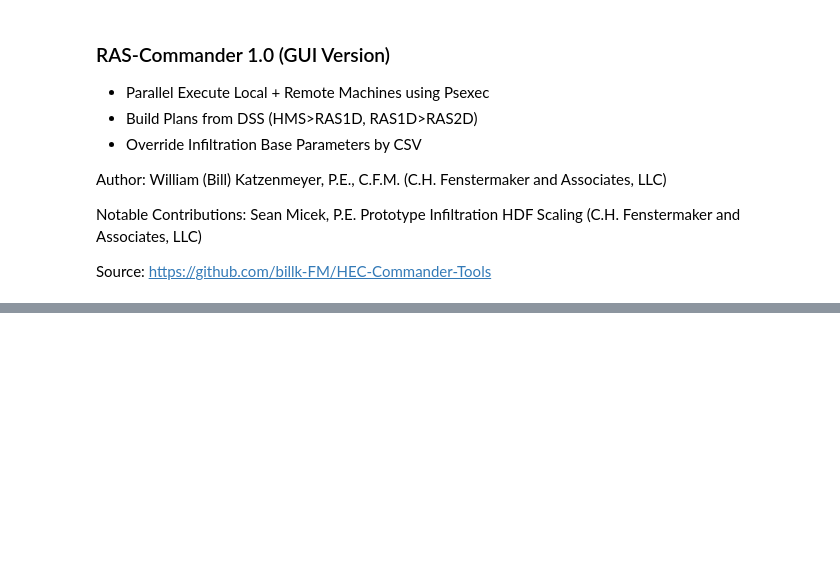
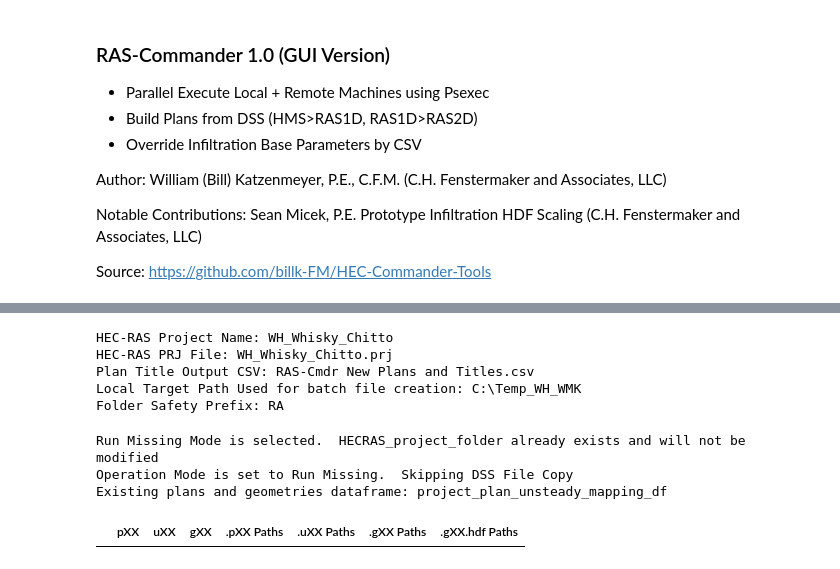
Before and after one commit to billk-FM/HEC-Commander, a Jupyter notebook: RAS-Commander/RAS-Commander _1.0.ipynb, the cells around one changed output, grey strips where cells are left out. Saved outputs shown, nothing was run; the diff lists cells and outputs as text; code cells hidden in the pictures; blank space fills up the shorter version.

```diff
--- a/RAS-Commander/RAS-Commander _1.0.ipynb
+++ b/RAS-Commander/RAS-Commander _1.0.ipynb
@@ -1266,7 +1290,8 @@ def get_Folder_Safety_Prefix(folder_path, prefix_length):
     return folder_name[:prefix_length]
 
 # Derive the HEC-RAS Project Name from the HEC-RAS Folder
-HECRAS_project_name = get_HECRAS_project_name(HECRAS_template_folder)
+folder_to_use = HECRAS_project_folder if Operation_Mode == "Run Missing" else HECRAS_template_folder
+HECRAS_project_name = get_HECRAS_project_name(folder_to_use)
 print("HEC-RAS Project Name:", HECRAS_project_name)
 
 # HEC-RAS PRJ File is the project name with a .prj extension
@@ -1289,6 +1314,12 @@ if not os.path.exists(HECRAS_project_folder):
     # If not, create it
     print(f"Creating directory {HECRAS_project_folder}")
     os.makedirs(HECRAS_project_folder)
+# %% [output]
+HEC-RAS Project Name: WH_Whisky_Chitto
+HEC-RAS PRJ File: WH_Whisky_Chitto.prj
+Plan Title Output CSV: RAS-Cmdr New Plans and Titles.csv
+Local Target Path Used for batch file creation: C:\Temp_WH_WMK
+Folder Safety Prefix: RA
 # %%
 #6 If Build from DSS, copy template folder to output folder and copy DSS files from DSS_Source_Folder and Read Read Existing PRJ and extract .pXX and .uXX file mapping
 
@@ -1432,7 +1463,7 @@ copied_dss_files_df = pd.DataFrame(copied_dss_files)
 
 # Read Existing PRJ and extract .pXX and .uXX file mapping
 # Read the .prj file
-prj_path = os.path.join(HECRAS_template_folder, HECRAS_prj_file)
+prj_path = os.path.join(HECRAS_project_folder if Operation_Mode == "Run Missing" else HECRAS_template_folder, HECRAS_prj_file)
 with open(prj_path, "r", encoding='latin-1') as prj_file:
     prj_content = prj_file.read()
 
@@ -1445,33 +1476,38 @@ def extract_plan_and_flow_files(prj_content, output_folder, HECRAS_project_name)
 
     # For each .pXX, extract the .uXX and .gXX reference and their paths
     data = []
     for pXX in pXX_references:
         # Construct the path based on the provided output folder
         pXX_path = os.path.join(output_folder, f"{HECRAS_project_name}.{pXX}")
         try:
             with open(pXX_path, 'r', encoding='latin-1') as file:
                 content = file.read()
                 uXX = re.search(r"Flow File=(u\d+)", content).group(1) if re.search(r"Flow File=(u\d+)", content) else None
                 gXX = re.search(r"Geom File=(g\d+)", content).group(1) if re.search(r"Geom File=(g\d+)", content) else None
                 if uXX and gXX:
                     uXX_path = os.path.join(output_folder, f"{HECRAS_project_name}.{uXX}")
                     gXX_path = os.path.join(output_folder, f"{HECRAS_project_name}.{gXX}")
                     data.append((pXX, uXX, gXX, pXX_path, uXX_path, gXX_path))
         except FileNotFoundError:
             # Skip if the .pXX file is not found
             continue
 
     return pd.DataFrame(data, columns=['pXX', 'uXX', 'gXX', '.pXX Paths', '.uXX Paths', '.gXX Paths'])
 
 # Call the function and store the result in the specified DataFrame
 project_plan_unsteady_mapping_df = extract_plan_and_flow_files(prj_content, HECRAS_template_folder, HECRAS_project_name)
 
 project_plan_unsteady_mapping_df['.gXX.hdf Paths'] = project_plan_unsteady_mapping_df['.gXX Paths'] + '.hdf'
 
 
 # Show the DataFrame
 print("Existing plans and geometries dataframe: project_plan_unsteady_mapping_df")
 display(project_plan_unsteady_mapping_df)
+# %% [output]
+Run Missing Mode is selected.  HECRAS_project_folder already exists and will not be modified
+Operation Mode is set to Run Missing.  Skipping DSS File Copy
+Existing plans and geometries dataframe: project_plan_unsteady_mapping_df
+|  | pXX | uXX | gXX | .pXX Paths | .uXX Paths | .gXX Paths | .gXX.hdf Paths |
 # %%
 #7 If Build from DSS, Create Proposed Plan and Unsteady File Numbers DataFrame
 
```
Also changed, not shown: parts of 10 cells of this notebook, 1 other file.
